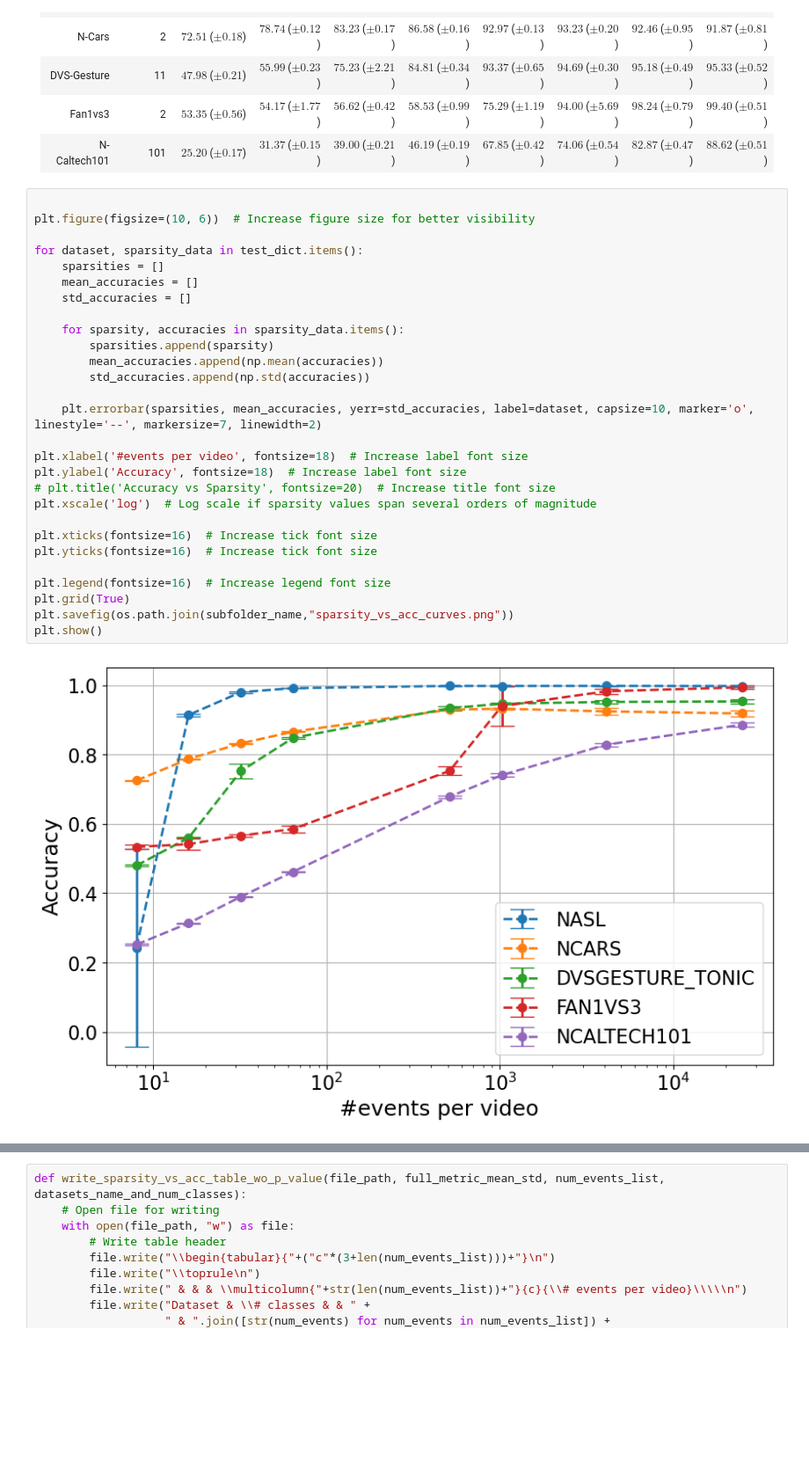
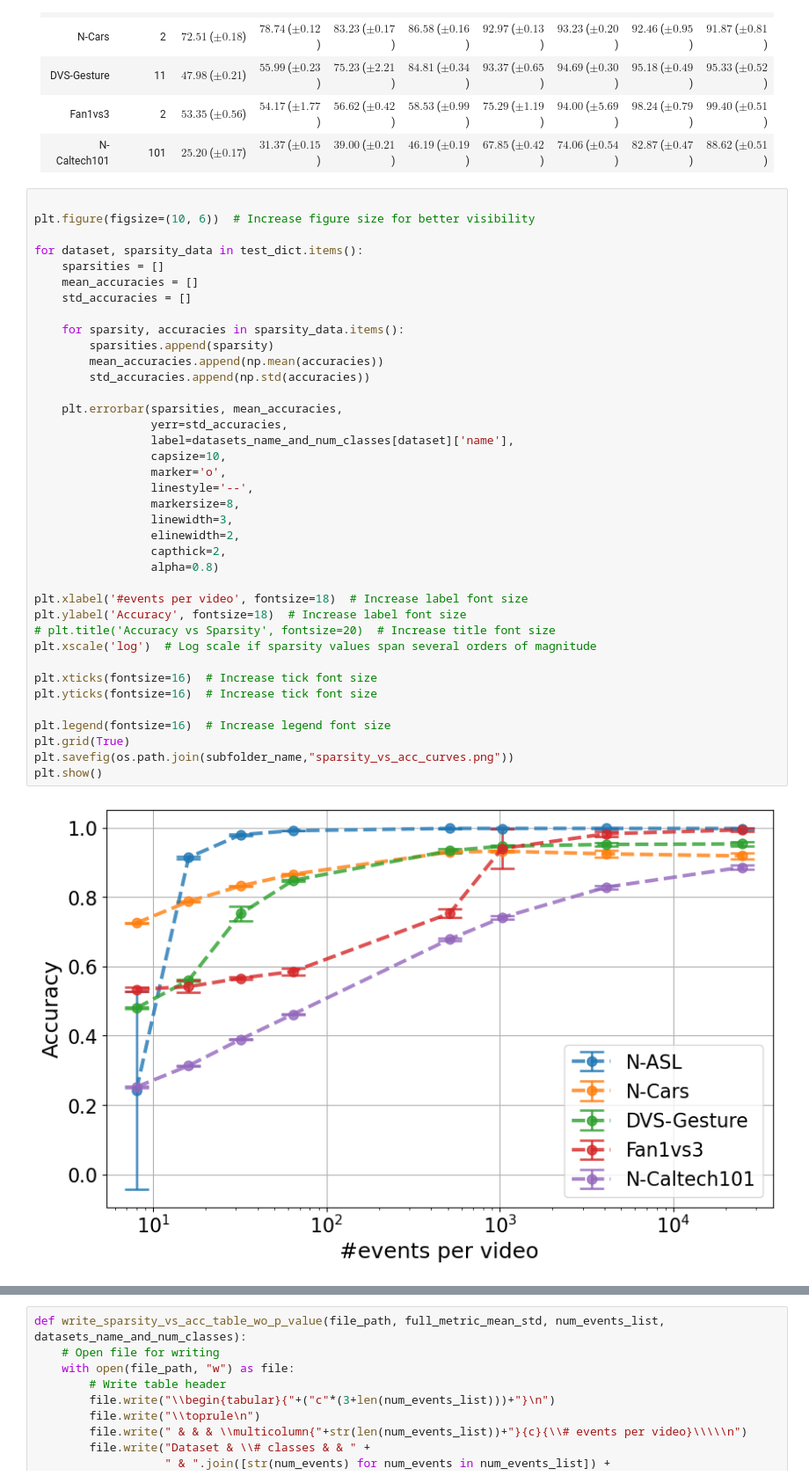
Before and after one commit to hesamaraghi/DGCNN_CV_format, a Jupyter notebook: fig_sparsity_vs_acc.ipynb, the cells around one changed output, grey strips where cells are left out. Shown at 88% size. Cells and saved outputs as stored; diff of their text form; blank space fills up the shorter version.

```diff
--- a/fig_sparsity_vs_acc.ipynb
+++ b/fig_sparsity_vs_acc.ipynb
@@ -265,30 +265,40 @@ Markdown(markdown_content)
 # %%
 
 plt.figure(figsize=(10, 6))  # Increase figure size for better visibility
 
 for dataset, sparsity_data in test_dict.items():
     sparsities = []
     mean_accuracies = []
     std_accuracies = []
 
     for sparsity, accuracies in sparsity_data.items():
         sparsities.append(sparsity)
         mean_accuracies.append(np.mean(accuracies))
         std_accuracies.append(np.std(accuracies))
 
-    plt.errorbar(sparsities, mean_accuracies, yerr=std_accuracies, label=dataset, capsize=10, marker='o', linestyle='--', markersize=7, linewidth=2)
+    plt.errorbar(sparsities, mean_accuracies,
+                 yerr=std_accuracies,
+                 label=datasets_name_and_num_classes[dataset]['name'],
+                 capsize=10,
+                 marker='o',
+                 linestyle='--',
+                 markersize=8,
+                 linewidth=3,
+                 elinewidth=2,
+                 capthick=2,
+                 alpha=0.8)
 
 plt.xlabel('#events per video', fontsize=18)  # Increase label font size
 plt.ylabel('Accuracy', fontsize=18)  # Increase label font size
 # plt.title('Accuracy vs Sparsity', fontsize=20)  # Increase title font size
 plt.xscale('log')  # Log scale if sparsity values span several orders of magnitude
 
 plt.xticks(fontsize=16)  # Increase tick font size
 plt.yticks(fontsize=16)  # Increase tick font size
 
 plt.legend(fontsize=16)  # Increase legend font size
 plt.grid(True)
 plt.savefig(os.path.join(subfolder_name,"sparsity_vs_acc_curves.png"))
 plt.show()
 # %% [output]
-[figure, old version]
+[figure, new version]
```
Also changed, not shown: parts of 1 cell of this notebook, 7 other files.
